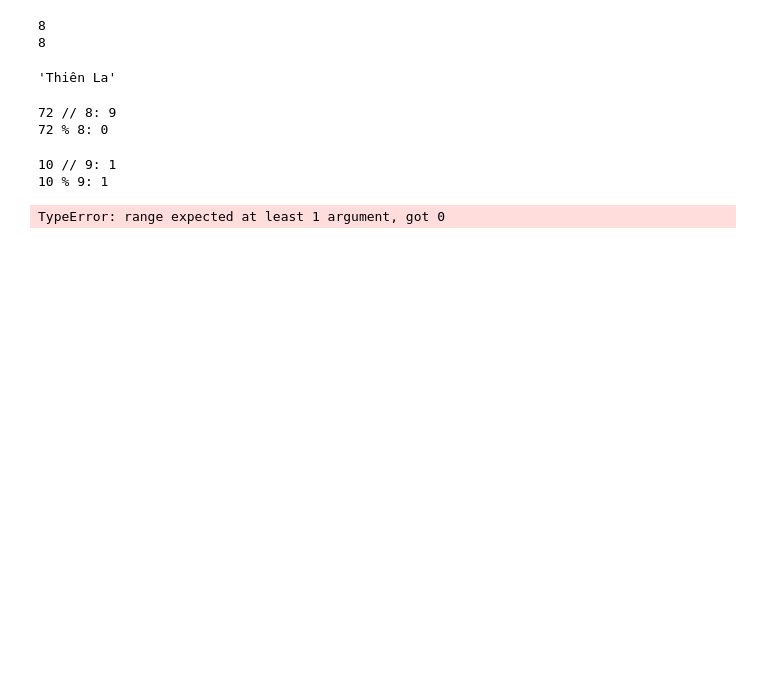
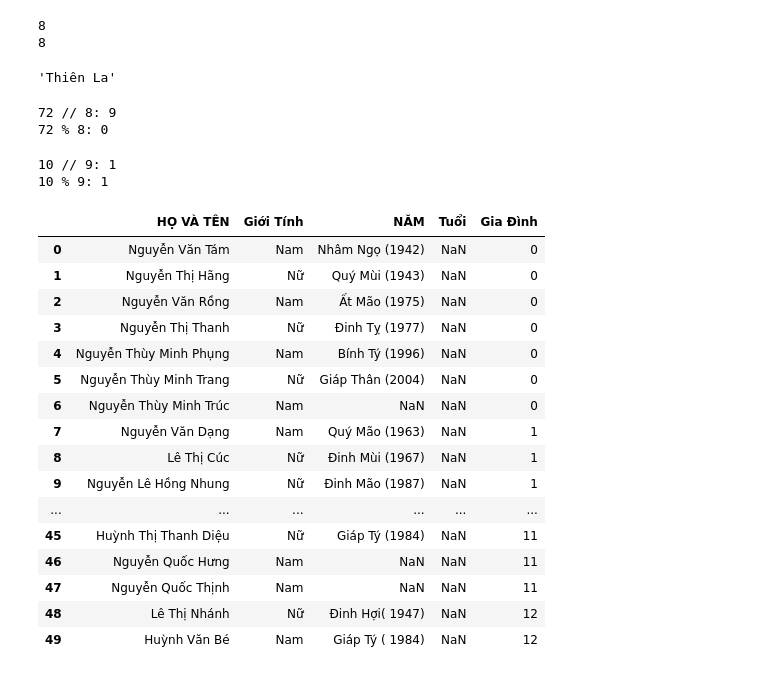
Before and after one commit to thompsondd/CungSaoDNG, a Jupyter notebook: demo.ipynb, the cells around one changed output. Drawn from its saved outputs; the diff is of its cells as text; code cells hidden in the pictures; blank space fills up the shorter version.

```diff
--- a/demo.ipynb
+++ b/demo.ipynb
@@ -60,8 +57,0 @@ import matplotlib.pyplot as plt
-# %%
-d = [i for i in range(10,91)]
-p = []
-
-c=0
-for i in range(): pass
-# %% [output]
-TypeError: range expected at least 1 argument, got 0
@@ -67,0 +65,20 @@ TypeError: range expected at least 1 argument, got 0
+# %%
+info
+# %% [output]
+|  | HỌ VÀ TÊN | Giới Tính | NĂM | Tuổi | Gia Đình |
+| 0 | Nguyễn Văn Tám | Nam | Nhâm Ngọ (1942) | NaN | 0 |
+| 1 | Nguyễn Thị Hãng | Nữ | Quý Mùi (1943) | NaN | 0 |
+| 2 | Nguyễn Văn Rồng | Nam | Ất Mão (1975) | NaN | 0 |
+| 3 | Nguyễn Thị Thanh | Nữ | Đinh Tỵ (1977) | NaN | 0 |
+| 4 | Nguyễn Thùy Minh Phụng | Nam | Bính Tý (1996) | NaN | 0 |
+| 5 | Nguyễn Thùy Minh Trang | Nữ | Giáp Thân (2004) | NaN | 0 |
+| 6 | Nguyễn Thùy Minh Trúc | Nam | NaN | NaN | 0 |
+| 7 | Nguyễn Văn Dạng | Nam | Quý Mão (1963) | NaN | 1 |
+| 8 | Lê Thị Cúc | Nữ | Đinh Mùi (1967) | NaN | 1 |
+| 9 | Nguyễn Lê Hồng Nhung | Nữ | Đinh Mão (1987) | NaN | 1 |
+| ... | ... | ... | ... | ... | ... |
+| 45 | Huỳnh Thị Thanh Diệu | Nữ | Giáp Tý (1984) | NaN | 11 |
+| 46 | Nguyễn Quốc Hưng | Nam | NaN | NaN | 11 |
+| 47 | Nguyễn Quốc Thịnh | Nam | NaN | NaN | 11 |
+| 48 | Lê Thị Nhánh | Nữ | Đinh Hợi( 1947) | NaN | 12 |
+| 49 | Huỳnh Văn Bé | Nam | Giáp Tý ( 1984) | NaN | 12 |
```
Also changed, not shown: parts of 24 cells of this notebook, 5 other files.
